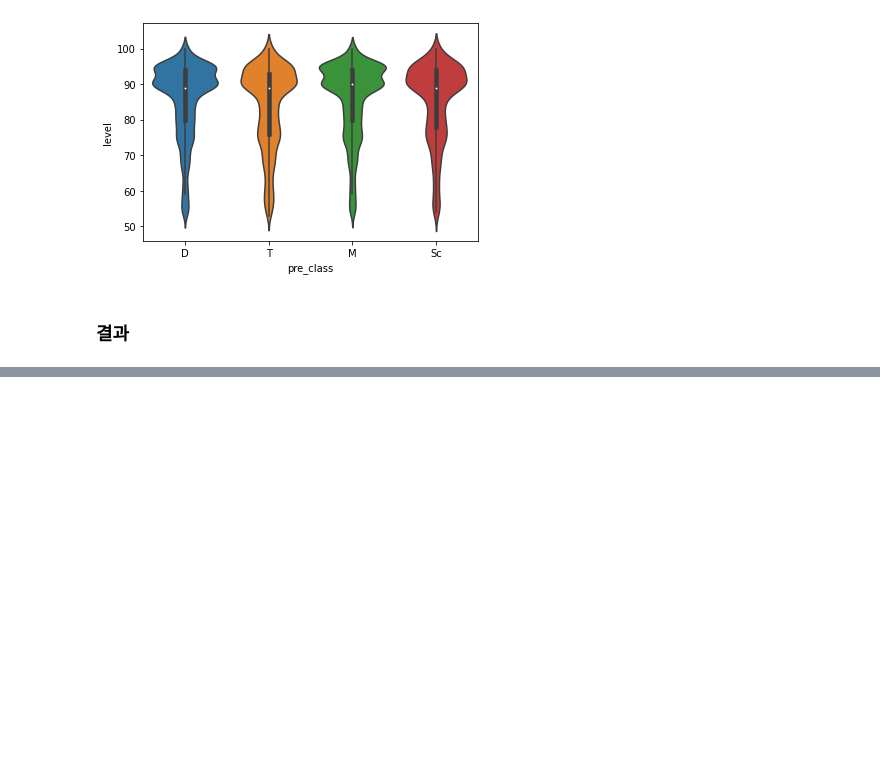
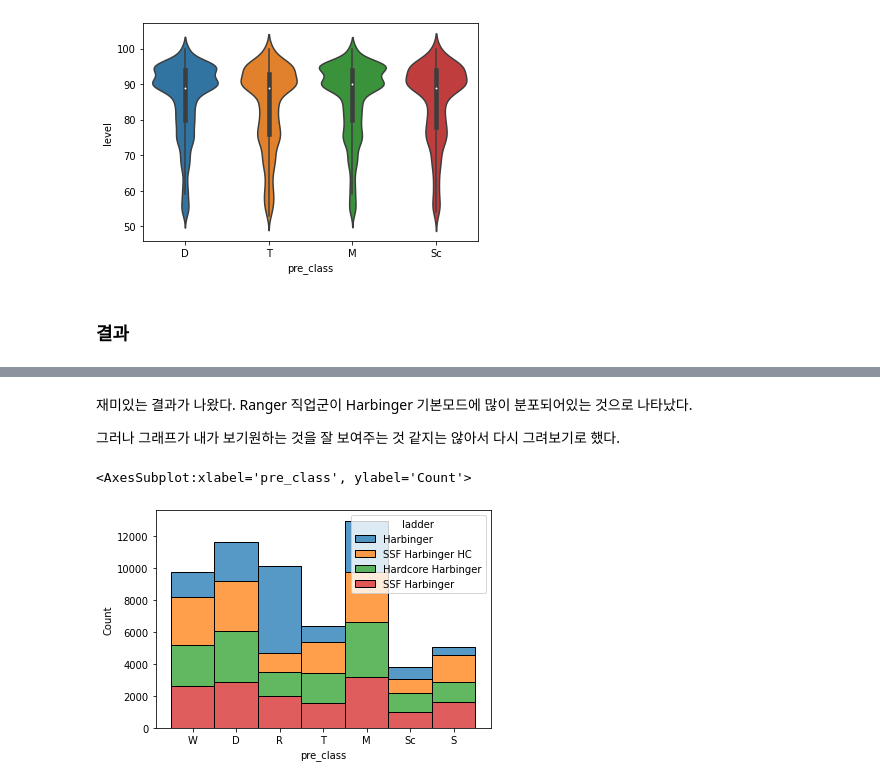
Before and after one commit to Angela-Park-JE/TIL_ver1, a Jupyter notebook: ToyPJT-POE_user/poe_stats_4_EDA_byclass.ipynb, the cells around one changed output, grey strips where cells are left out. Drawn from its saved outputs; the diff is of its cells as text; code cells hidden in the pictures; blank space fills up the shorter version.

```diff
--- a/ToyPJT-POE_user/poe_stats_4_EDA_byclass.ipynb
+++ b/ToyPJT-POE_user/poe_stats_4_EDA_byclass.ipynb
@@ -474,0 +488,9 @@ sns.violinplot(data = df[df['stat_Str'] == 1], x = 'pre_class', y = 'level')
+# %% [markdown]
+재미있는 결과가 나왔다. Ranger 직업군이 Harbinger 기본모드에 많이 분포되어있는 것으로 나타났다.
+
+그러나 그래프가 내가 보기원하는 것을 잘 보여주는 것 같지는 않아서 다시 그려보기로 했다.
+# %%
+sns.histplot(data=df, x = 'pre_class', hue = 'ladder', multiple = 'stack')
+# %% [output]
+<AxesSubplot:xlabel='pre_class', ylabel='Count'>
+[figure, added]
```
Also changed, not shown: parts of 54 cells of this notebook.
